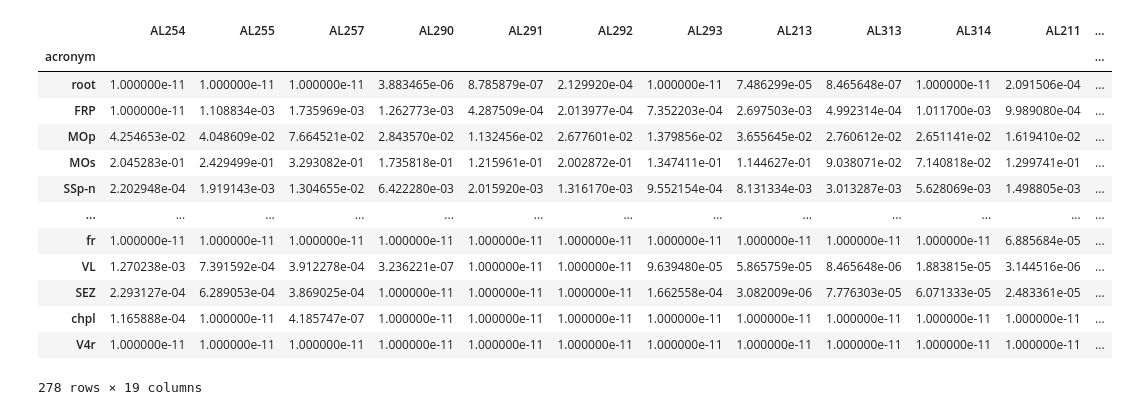
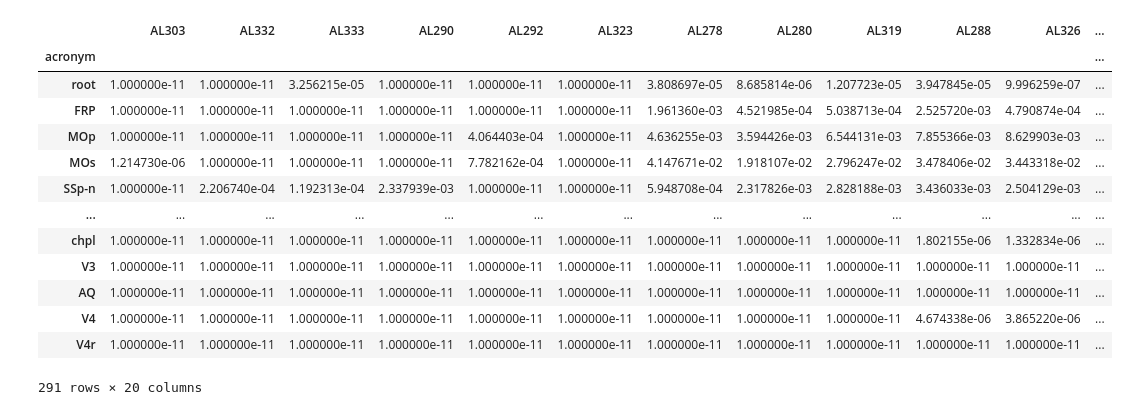
Before and after one commit to YANQI-LIU/Image_Registration, a Jupyter notebook: plotting_sns.ipynb, the cells around one changed output. Saved outputs shown, nothing was run; the diff lists cells and outputs as text; code cells hidden in the pictures.

```diff
--- a/plotting_sns.ipynb
+++ b/plotting_sns.ipynb
@@ -126,8 +128,8 @@ outdir = r'D:\viral_results\s1_results'
 
 files= [ i for i  in os.listdir(folder) if 'with_counts' in i]
 # %%
-side='left'
-parent_axons= [ i for i  in os.listdir(folder) if 'Lparent' in i]
+side='right'
+parent_axons= [ i for i  in os.listdir(folder) if 'Rparent' in i]
 #change side to right and Rparent for the other hemisphere!
 # %%
 #parent_axons
@@ -154,11 +146,11 @@ axonal_df
 # %%
-column_order= ['AL254', 'AL255', 'AL257','AL290','AL291','AL292','AL293','AL213','AL313','AL314',
-               'AL211', 'AL215','AL318', 'AL207','AL209','AL273','AL274','AL285','AL311']
+# column_order= ['AL254', 'AL255', 'AL257','AL290','AL291','AL292','AL293','AL213','AL313','AL314',
+#               'AL211', 'AL215','AL318', 'AL207','AL209','AL273','AL274','AL285','AL311']
 # for verified s1 injections as of april .2023
 
-#column_order= ['AL303','AL290','AL292','AL323', 'AL278', 'AL280', 'AL319', 'AL288', 'AL326', 'AL327',
-#              'AL281', 'AL286', 'AL321', 'AL322', 'AL274', 'AL310', 'AL329', 'AL330']
-#for s2 injections as of april.2023
+column_order= ['AL303','AL332','AL333','AL290','AL292','AL323', 'AL278', 'AL280', 'AL319', 'AL288', 'AL326', 'AL327',
+              'AL281', 'AL286', 'AL321', 'AL322', 'AL274', 'AL310', 'AL329', 'AL330']
+#for s2 injections as of may.2023
 
 final=axonal_df[column_order]
 df=final.fillna(0.00000000001)
@@ -180,22 +172,22 @@ sort_acronym_df.sort_values('graph_order', inplace=True)
 # sort the aconnyms based on parent structure id
 # %%
 final_df= df.reindex(sort_acronym_df.acronyms.to_list())
-final_df
+#final_df
 # %% [output]
-|  | AL254 | AL255 | AL257 | AL290 | AL291 | AL292 | AL293 | AL213 | AL313 | AL314 | AL211 | ... |
+|  | AL303 | AL332 | AL333 | AL290 | AL292 | AL323 | AL278 | AL280 | AL319 | AL288 | AL326 | ... |
 | acronym |  |  |  |  |  |  |  |  |  |  |  | ... |
-| root | 1.000000e-11 | 1.000000e-11 | 1.000000e-11 | 3.883465e-06 | 8.785879e-07 | 2.129920e-04 | 1.000000e-11 | 7.486299e-05 | 8.465648e-07 | 1.000000e-11 | 2.091506e-04 | ... |
-| FRP | 1.000000e-11 | 1.108834e-03 | 1.735969e-03 | 1.262773e-03 | 4.287509e-04 | 2.013977e-04 | 7.352203e-04 | 2.697503e-03 | 4.992314e-04 | 1.011700e-03 | 9.989080e-04 | ... |
-| MOp | 4.254653e-02 | 4.048609e-02 | 7.664521e-02 | 2.843570e-02 | 1.132456e-02 | 2.677601e-02 | 1.379856e-02 | 3.655645e-02 | 2.760612e-02 | 2.651141e-02 | 1.619410e-02 | ... |
-| MOs | 2.045283e-01 | 2.429499e-01 | 3.293082e-01 | 1.735818e-01 | 1.215961e-01 | 2.002872e-01 | 1.347411e-01 | 1.144627e-01 | 9.038071e-02 | 7.140818e-02 | 1.299741e-01 | ... |
-| SSp-n | 2.202948e-04 | 1.919143e-03 | 1.304655e-02 | 6.422280e-03 | 2.015920e-03 | 1.316170e-03 | 9.552154e-04 | 8.131334e-03 | 3.013287e-03 | 5.628069e-03 | 1.498805e-03 | ... |
+| root | 1.000000e-11 | 1.000000e-11 | 3.256215e-05 | 1.000000e-11 | 1.000000e-11 | 1.000000e-11 | 3.808697e-05 | 8.685814e-06 | 1.207723e-05 | 3.947845e-05 | 9.996259e-07 | ... |
+| FRP | 1.000000e-11 | 1.000000e-11 | 1.000000e-11 | 1.000000e-11 | 1.000000e-11 | 1.000000e-11 | 1.961360e-03 | 4.521985e-04 | 5.038713e-04 | 2.525720e-03 | 4.790874e-04 | ... |
+| MOp | 1.000000e-11 | 1.000000e-11 | 1.000000e-11 | 1.000000e-11 | 4.064403e-04 | 1.000000e-11 | 4.636255e-03 | 3.594426e-03 | 6.544131e-03 | 7.855366e-03 | 8.629903e-03 | ... |
+| MOs | 1.214730e-06 | 1.000000e-11 | 1.000000e-11 | 1.000000e-11 | 7.782162e-04 | 1.000000e-11 | 4.147671e-02 | 1.918107e-02 | 2.796247e-02 | 3.478406e-02 | 3.443318e-02 | ... |
+| SSp-n | 1.000000e-11 | 2.206740e-04 | 1.192313e-04 | 2.337939e-03 | 1.000000e-11 | 1.000000e-11 | 5.948708e-04 | 2.317826e-03 | 2.828188e-03 | 3.436033e-03 | 2.504129e-03 | ... |
 | ... | ... | ... | ... | ... | ... | ... | ... | ... | ... | ... | ... | ... |
-| fr | 1.000000e-11 | 1.000000e-11 | 1.000000e-11 | 1.000000e-11 | 1.000000e-11 | 1.000000e-11 | 1.000000e-11 | 1.000000e-11 | 1.000000e-11 | 1.000000e-11 | 6.885684e-05 | ... |
-| VL | 1.270238e-03 | 7.391592e-04 | 3.912278e-04 | 3.236221e-07 | 1.000000e-11 | 1.000000e-11 | 9.639480e-05 | 5.865759e-05 | 8.465648e-06 | 1.883815e-05 | 3.144516e-06 | ... |
-| SEZ | 2.293127e-04 | 6.289053e-04 | 3.869025e-04 | 1.000000e-11 | 1.000000e-11 | 1.000000e-11 | 1.662558e-04 | 3.082009e-06 | 7.776303e-05 | 6.071333e-05 | 2.483361e-05 | ... |
-| chpl | 1.165888e-04 | 1.000000e-11 | 4.185747e-07 | 1.000000e-11 | 1.000000e-11 | 1.000000e-11 | 1.000000e-11 | 1.000000e-11 | 1.000000e-11 | 1.000000e-11 | 1.000000e-11 | ... |
+| chpl | 1.000000e-11 | 1.000000e-11 | 1.000000e-11 | 1.000000e-11 | 1.000000e-11 | 1.000000e-11 | 1.000000e-11 | 1.000000e-11 | 1.000000e-11 | 1.802155e-06 | 1.332834e-06 | ... |
+| V3 | 1.000000e-11 | 1.000000e-11 | 1.000000e-11 | 1.000000e-11 | 1.000000e-11 | 1.000000e-11 | 1.000000e-11 | 1.000000e-11 | 1.000000e-11 | 1.000000e-11 | 1.000000e-11 | ... |
+| AQ | 1.000000e-11 | 1.000000e-11 | 1.000000e-11 | 1.000000e-11 | 1.000000e-11 | 1.000000e-11 | 1.000000e-11 | 1.000000e-11 | 1.000000e-11 | 1.000000e-11 | 1.000000e-11 | ... |
+| V4 | 1.000000e-11 | 1.000000e-11 | 1.000000e-11 | 1.000000e-11 | 1.000000e-11 | 1.000000e-11 | 1.000000e-11 | 1.000000e-11 | 1.000000e-11 | 4.674338e-06 | 3.865220e-06 | ... |
 | V4r | 1.000000e-11 | 1.000000e-11 | 1.000000e-11 | 1.000000e-11 | 1.000000e-11 | 1.000000e-11 | 1.000000e-11 | 1.000000e-11 | 1.000000e-11 | 1.000000e-11 | 1.000000e-11 | ... |
-278 rows × 19 columns
+291 rows × 20 columns
 # %%
 fig, ax = plt.subplots(figsize=(10,80))
 g1= sns.heatmap(final_df, norm=LogNorm(), cmap="rocket_r", square=True)
```
Also changed, not shown: parts of 16 cells of this notebook.
